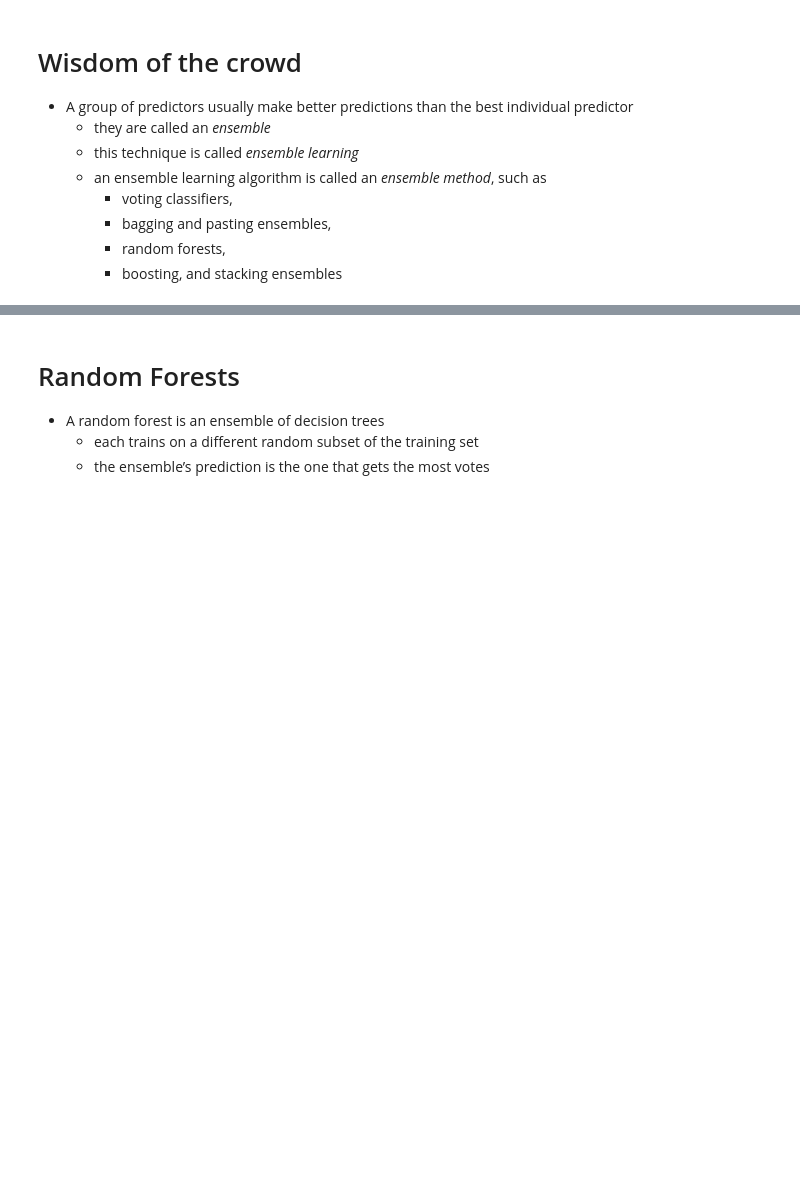
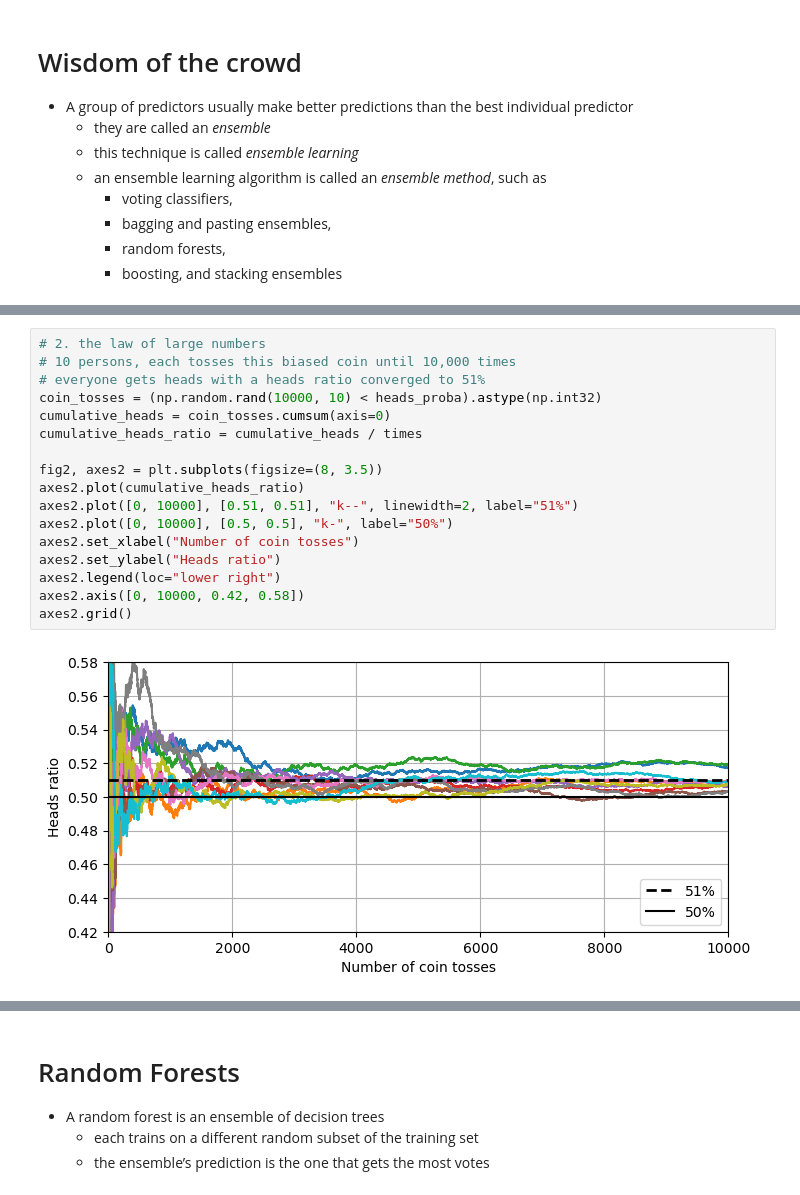
Before and after one commit to ufidon/ml, a Jupyter notebook: mod3/rf.ipynb, the cells around one changed output, grey strips where cells are left out. Saved outputs shown, nothing was run; the diff lists cells and outputs as text; blank space fills up the shorter version.

```diff
--- a/mod3/rf.ipynb
+++ b/mod3/rf.ipynb
@@ -35,0 +77,19 @@ _homl3 ch7_
+# %%
+# 2. the law of large numbers
+# 10 persons, each tosses this biased coin until 10,000 times
+# everyone gets heads with a heads ratio converged to 51%
+coin_tosses = (np.random.rand(10000, 10) < heads_proba).astype(np.int32)
+cumulative_heads = coin_tosses.cumsum(axis=0)
+cumulative_heads_ratio = cumulative_heads / times
+
+fig2, axes2 = plt.subplots(figsize=(8, 3.5))
+axes2.plot(cumulative_heads_ratio)
+axes2.plot([0, 10000], [0.51, 0.51], "k--", linewidth=2, label="51%")
+axes2.plot([0, 10000], [0.5, 0.5], "k-", label="50%")
+axes2.set_xlabel("Number of coin tosses")
+axes2.set_ylabel("Heads ratio")
+axes2.legend(loc="lower right")
+axes2.axis([0, 10000, 0.42, 0.58])
+axes2.grid()
+# %% [output]
+[figure, added]
```
Also changed, not shown: parts of 20 cells of this notebook.
